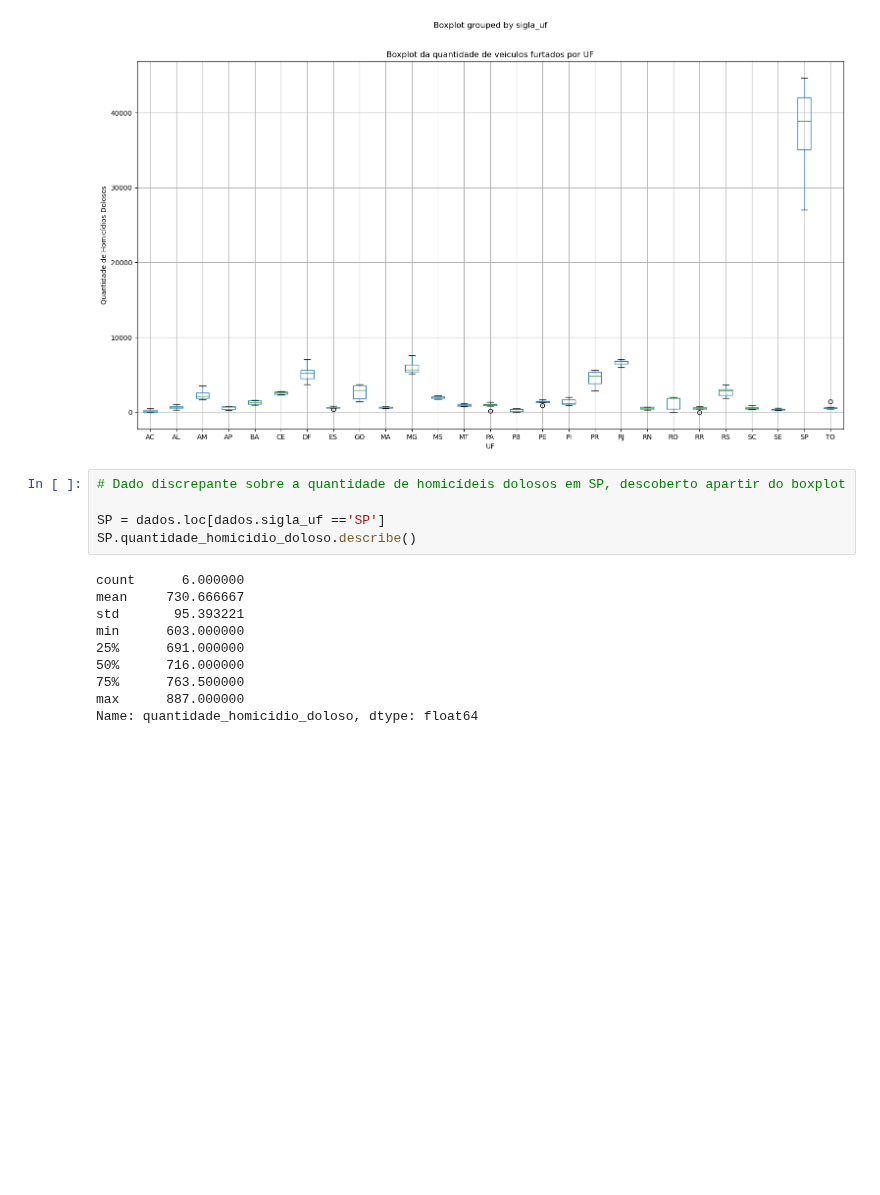
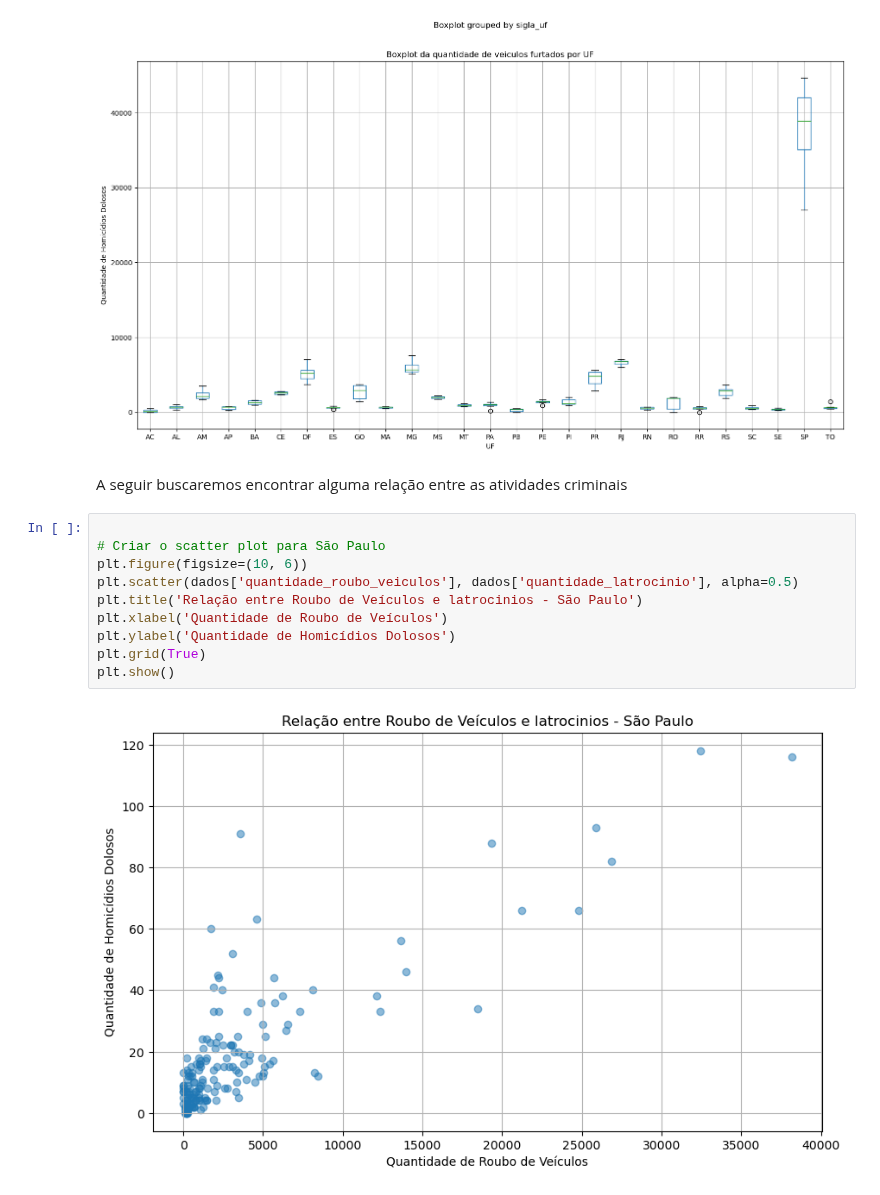
Before and after one commit to Iamiran1/Projeto-2---Ci-ncia-de-Dados, a Jupyter notebook: P2.ipynb, the cells around one changed output. Saved outputs shown, nothing was run; the diff lists cells and outputs as text; blank space fills up the shorter version.

Commit message:
scatter

```diff
--- a/P2.ipynb
+++ b/P2.ipynb
@@ -209,18 +209,17 @@ ax.set_ylabel('Quantidade de Homicídios Dolosos')
 plt.show()
 # %% [output]
 [figure]
-# %%
-# Dado discrepante sobre a quantidade de homicídeis dolosos em SP, descoberto apartir do boxplot
-
-SP = dados.loc[dados.sigla_uf =='SP']
-SP.quantidade_homicidio_doloso.describe()
-# %% [output]
-count      6.000000
-mean     730.666667
-std       95.393221
-min      603.000000
-25%      691.000000
-50%      716.000000
-75%      763.500000
-max      887.000000
-Name: quantidade_homicidio_doloso, dtype: float64
+# %% [markdown]
+A seguir buscaremos encontrar alguma relação entre as atividades criminais
+# %%
+
+# Criar o scatter plot para São Paulo
+plt.figure(figsize=(10, 6))
+plt.scatter(dados['quantidade_roubo_veiculos'], dados['quantidade_latrocinio'], alpha=0.5)
+plt.title('Relação entre Roubo de Veículos e latrocinios - São Paulo')
+plt.xlabel('Quantidade de Roubo de Veículos')
+plt.ylabel('Quantidade de Homicídios Dolosos')
+plt.grid(True)
+plt.show()
+# %% [output]
+[figure, added]
```
Also changed, not shown: parts of 4 cells of this notebook.
